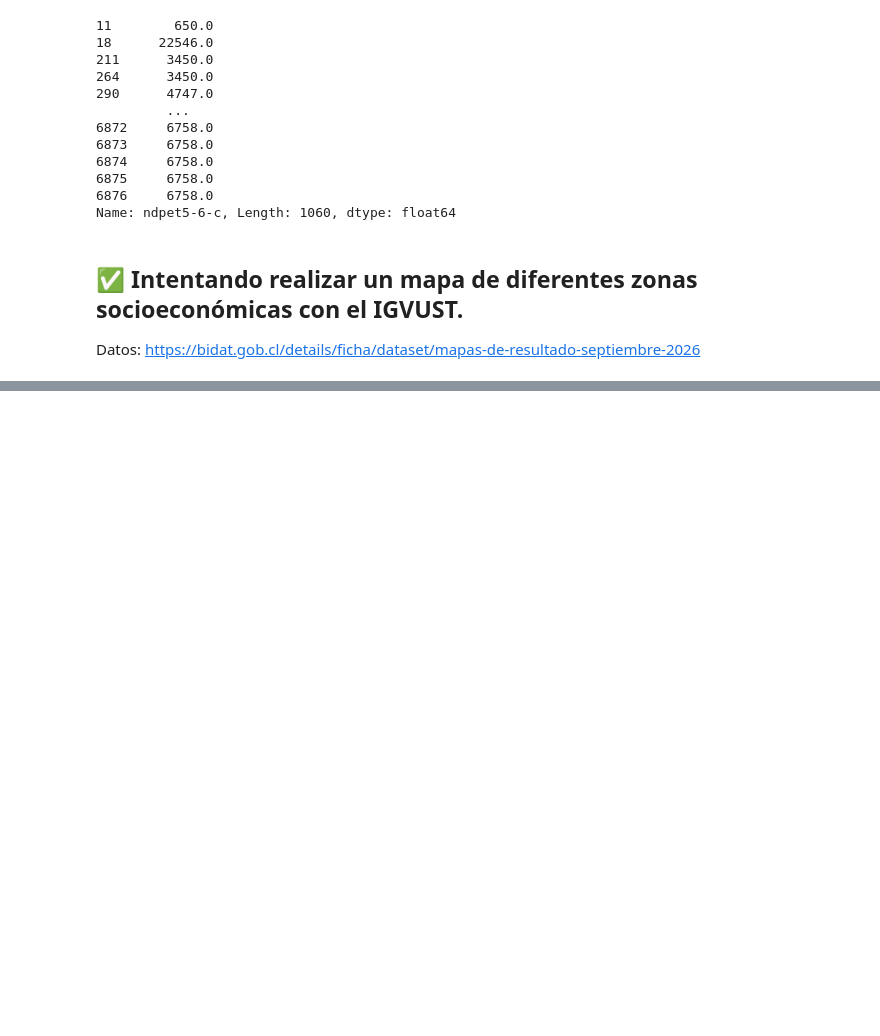
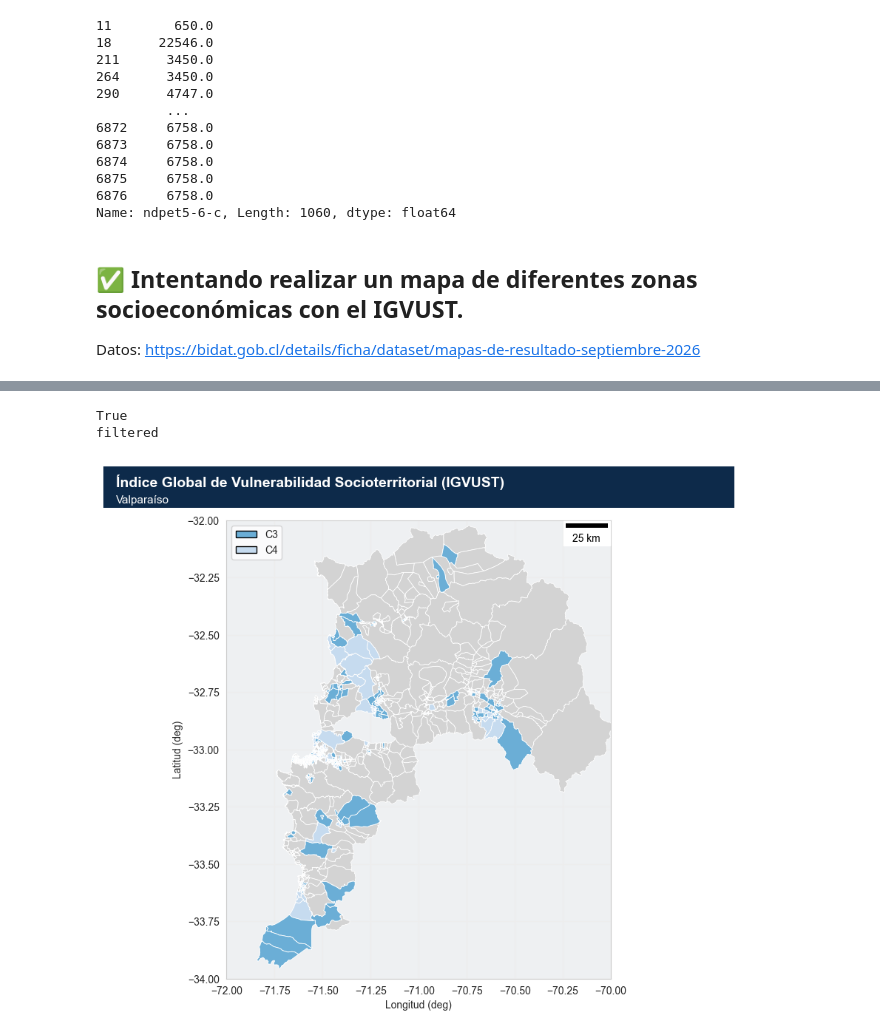
Before and after one commit to diarodgz/claudia-cidigen, a Jupyter notebook: valparaiso_roofing/valpo_analysis.ipynb, the cells around one changed output, grey strips where cells are left out. Cells and saved outputs as stored; diff of their text form; code cells hidden in the pictures; blank space fills up the shorter version.

```diff
--- a/valparaiso_roofing/valpo_analysis.ipynb
+++ b/valparaiso_roofing/valpo_analysis.ipynb
@@ -943,0 +1011,13 @@ plot_igvust(gdf_igvust[gdf_igvust['Region'] == 'Coquimbo'],
+# %%
+plot_igvust(gdf_igvust[gdf_igvust['Region'] == 'VALPARAISO'],
+            'igvust_VAL_uv_c3c4_creg',
+            'Valparaíso',
+            True,
+            valpo_boundaries,
+            True,
+            True,
+            ["C3", "C4"])
+# %% [output]
+True
+filtered
+[figure, added]
```
Also changed, not shown: parts of 29 cells of this notebook, 13 other files.
